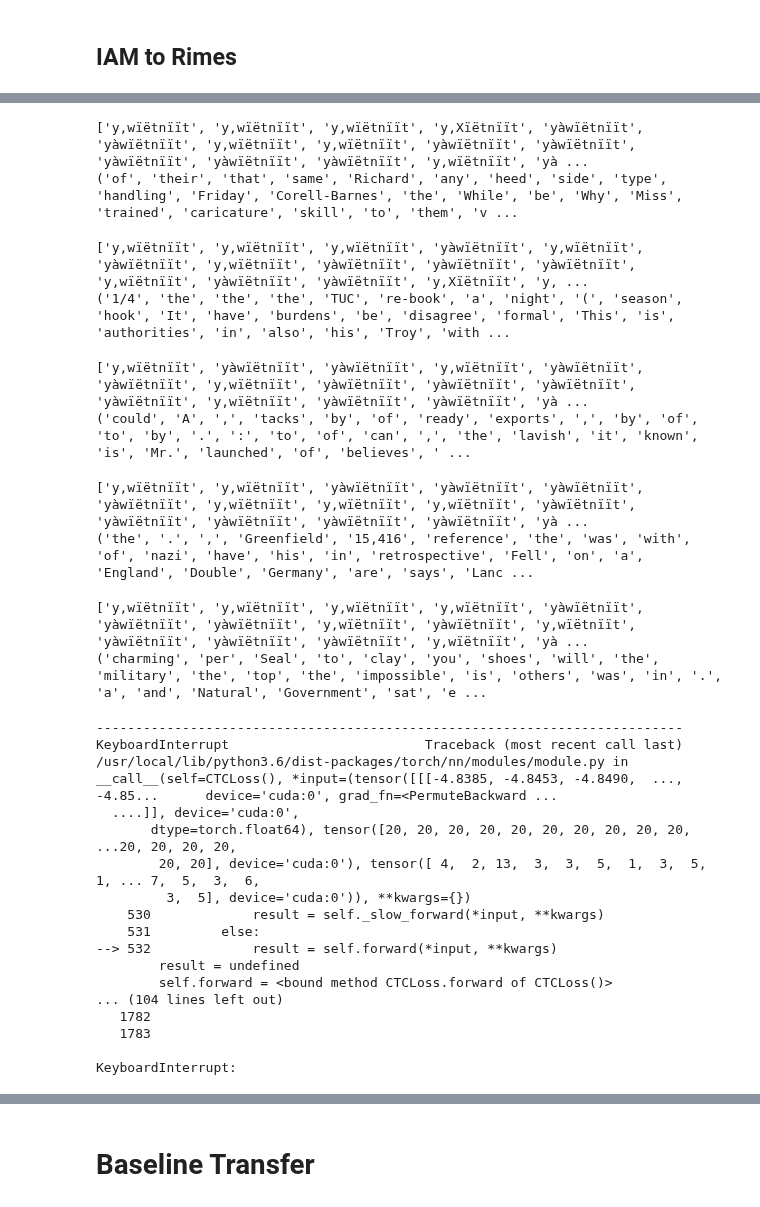
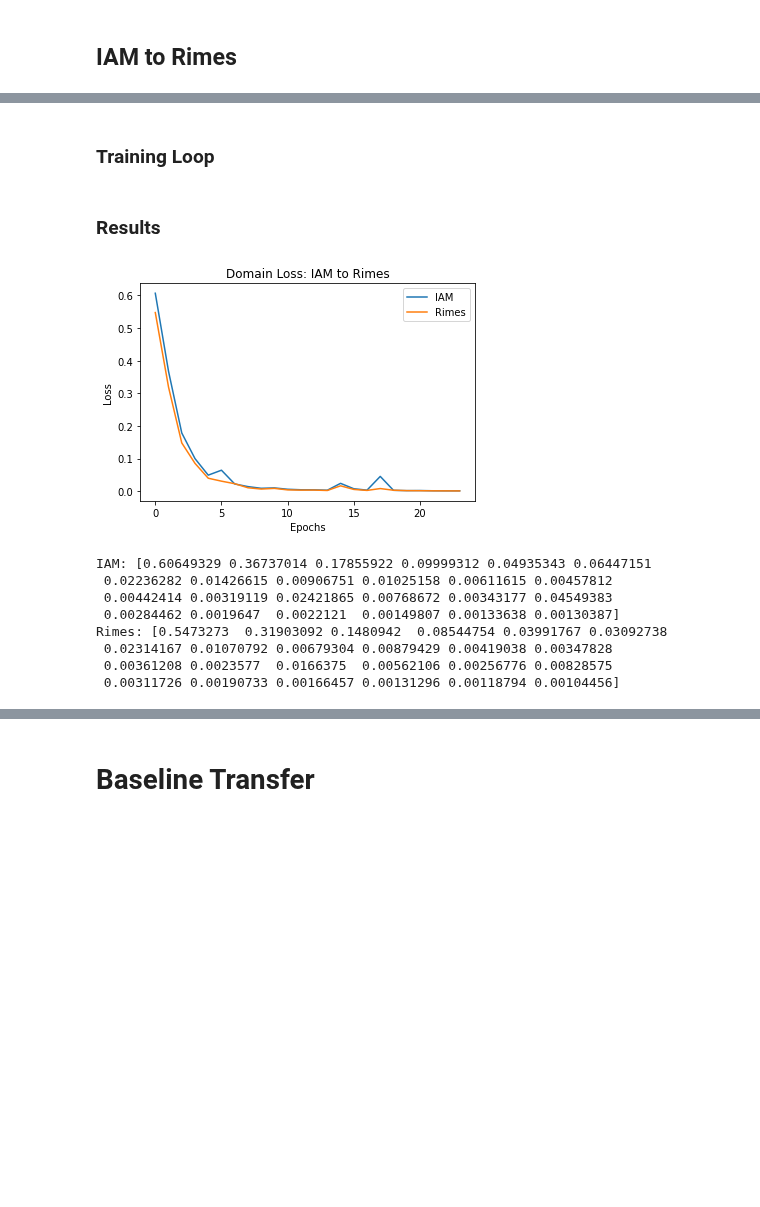
Before and after one commit to ericburdett/cs601r-dl, a Jupyter notebook: tl.ipynb, the cells around one changed output, grey strips where cells are left out. Saved outputs shown, nothing was run; the diff lists cells and outputs as text; code cells hidden in the pictures; blank space fills up the shorter version.

Commit message:
20 epochs of dann training

```diff
--- a/tl.ipynb
+++ b/tl.ipynb
@@ -297,9 +297,9 @@ def parameter_count(model):
 def err(prediction, target):
   dist = ed.eval(target, prediction)
   if len(target) == 0:
-    return float(dist) / float(len(prediction))
+    return len(prediction)
 
-  return float(dist) / float(len(prediction))
+  return float(dist) / float(len(target))
 
 def cer(prediction, target):
   prediction = ' '.join(prediction.split())
@@ -453,7 +449,7 @@ class DannRecognizer(nn.Module):
     self.fc3 = nn.Sequential(nn.Linear(128 * 128, 128), nn.BatchNorm1d(128), nn.ReLU())
     self.fc4 = nn.Sequential(nn.Linear(128, 1), nn.Sigmoid())
 
-  def forward(self, x, alpha=1):
+  def forward(self, x, alpha=0.05):
     # Feature Extractor
     feat = self.conv1(x)
 
@@ -687,34 +678,30 @@ cer_batch(
+# %% [markdown]
+### Training Loop
 # %%
 iam_dataset = IamDataset(desired_size=(32, 128), total_imgs=40000)
 rimes_dataset = RimesDataset(desired_size=(32, 128), total_imgs=30000)
 iam_train_dataset, iam_val_dataset = torch.utils.data.random_split(iam_dataset, [30000, 10000])
 
-dann_recognizer, dann_label_losses, dann_domain_losses, dann_cer, dann_wer = dann_train(iam_train_dataset, iam_val_dataset, rimes_dataset)
+dann_recognizer, dann_domain_losses, dann_label_losses, dann_cer, dann_wer = dann_train(iam_train_dataset, iam_val_dataset, rimes_dataset)
-# %% [output]
-['y,wïëtnïït', 'y,wïëtnïït', 'y,wïëtnïït', 'y,Xïëtnïït', 'yàwïëtnïït', 'yàwïëtnïït', 'y,wïëtnïït', 'y,wïëtnïït', 'yàwïëtnïït', 'yàwïëtnïït', 'yàwïëtnïït', 'yàwïëtnïït', 'yàwïëtnïït', 'y,wïëtnïït', 'yà ...
-('of', 'their', 'that', 'same', 'Richard', 'any', 'heed', 'side', 'type', 'handling', 'Friday', 'Corell-Barnes', 'the', 'While', 'be', 'Why', 'Miss', 'trained', 'caricature', 'skill', 'to', 'them', 'v ...
-['y,wïëtnïït', 'y,wïëtnïït', 'y,wïëtnïït', 'yàwïëtnïït', 'y,wïëtnïït', 'yàwïëtnïït', 'y,wïëtnïït', 'yàwïëtnïït', 'yàwïëtnïït', 'yàwïëtnïït', 'y,wïëtnïït', 'yàwïëtnïït', 'yàwïëtnïït', 'y,Xïëtnïït', 'y, ...
-('1/4', 'the', 'the', 'the', 'TUC', 're-book', 'a', 'night', '(', 'season', 'hook', 'It', 'have', 'burdens', 'be', 'disagree', 'formal', 'This', 'is', 'authorities', 'in', 'also', 'his', 'Troy', 'with ...
-['y,wïëtnïït', 'yàwïëtnïït', 'yàwïëtnïït', 'y,wïëtnïït', 'yàwïëtnïït', 'yàwïëtnïït', 'y,wïëtnïït', 'yàwïëtnïït', 'yàwïëtnïït', 'yàwïëtnïït', 'yàwïëtnïït', 'y,wïëtnïït', 'yàwïëtnïït', 'yàwïëtnïït', 'yà ...
-('could', 'A', ',', 'tacks', 'by', 'of', 'ready', 'exports', ',', 'by', 'of', 'to', 'by', '.', ':', 'to', 'of', 'can', ',', 'the', 'lavish', 'it', 'known', 'is', 'Mr.', 'launched', 'of', 'believes', ' ...
-['y,wïëtnïït', 'y,wïëtnïït', 'yàwïëtnïït', 'yàwïëtnïït', 'yàwïëtnïït', 'yàwïëtnïït', 'y,wïëtnïït', 'y,wïëtnïït', 'y,wïëtnïït', 'yàwïëtnïït', 'yàwïëtnïït', 'yàwïëtnïït', 'yàwïëtnïït', 'yàwïëtnïït', 'yà ...
-('the', '.', ',', 'Greenfield', '15,416', 'reference', 'the', 'was', 'with', 'of', 'nazi', 'have', 'his', 'in', 'retrospective', 'Fell', 'on', 'a', 'England', 'Double', 'Germany', 'are', 'says', 'Lanc ...
-['y,wïëtnïït', 'y,wïëtnïït', 'y,wïëtnïït', 'y,wïëtnïït', 'yàwïëtnïït', 'yàwïëtnïït', 'yàwïëtnïït', 'y,wïëtnïït', 'yàwïëtnïït', 'y,wïëtnïït', 'yàwïëtnïït', 'yàwïëtnïït', 'yàwïëtnïït', 'y,wïëtnïït', 'yà ...
-('charming', 'per', 'Seal', 'to', 'clay', 'you', 'shoes', 'will', 'the', 'military', 'the', 'top', 'the', 'impossible', 'is', 'others', 'was', 'in', '.', 'a', 'and', 'Natural', 'Government', 'sat', 'e ...
----------------------------------------------------------------------------
-KeyboardInterrupt                         Traceback (most recent call last)
-/usr/local/lib/python3.6/dist-packages/torch/nn/modules/module.py in __call__(self=CTCLoss(), *input=(tensor([[[-4.8385, -4.8453, -4.8490,  ..., -4.85...      device='cuda:0', grad_fn=<PermuteBackward ...
-  ....]], device='cuda:0',
-       dtype=torch.float64), tensor([20, 20, 20, 20, 20, 20, 20, 20, 20, 20, ...20, 20, 20, 20,
-        20, 20], device='cuda:0'), tensor([ 4,  2, 13,  3,  3,  5,  1,  3,  5,  1, ... 7,  5,  3,  6,
-         3,  5], device='cuda:0')), **kwargs={})
-    530             result = self._slow_forward(*input, **kwargs)
-    531         else:
---> 532             result = self.forward(*input, **kwargs)
-        result = undefined
-        self.forward = <bound method CTCLoss.forward of CTCLoss()>
-... (104 lines left out)
-   1782
-   1783
-
-KeyboardInterrupt:
+# %% [markdown]
+### Results
+# %%
+plt.title('Domain Loss: IAM to Rimes')
+plt.xlabel('Epochs')
+plt.ylabel('Loss')
+plt.plot(np.mean(dann_label_losses[0], axis=1), label='IAM')
+plt.plot(np.mean(dann_label_losses[1], axis=1), label='Rimes')
+plt.legend()
+plt.show()
+print('IAM:', np.mean(dann_label_losses[0], axis=1))
+print('Rimes:', np.mean(dann_label_losses[1], axis=1))
+# %% [output]
+[figure, added]
+IAM: [0.60649329 0.36737014 0.17855922 0.09999312 0.04935343 0.06447151
+ 0.02236282 0.01426615 0.00906751 0.01025158 0.00611615 0.00457812
+ 0.00442414 0.00319119 0.02421865 0.00768672 0.00343177 0.04549383
+ 0.00284462 0.0019647  0.0022121  0.00149807 0.00133638 0.00130387]
+Rimes: [0.5473273  0.31903092 0.1480942  0.08544754 0.03991767 0.03092738
+ 0.02314167 0.01070792 0.00679304 0.00879429 0.00419038 0.00347828
+ 0.00361208 0.0023577  0.0166375  0.00562106 0.00256776 0.00828575
+ 0.00311726 0.00190733 0.00166457 0.00131296 0.00118794 0.00104456]
```
Also changed, not shown: parts of 8 cells of this notebook.
